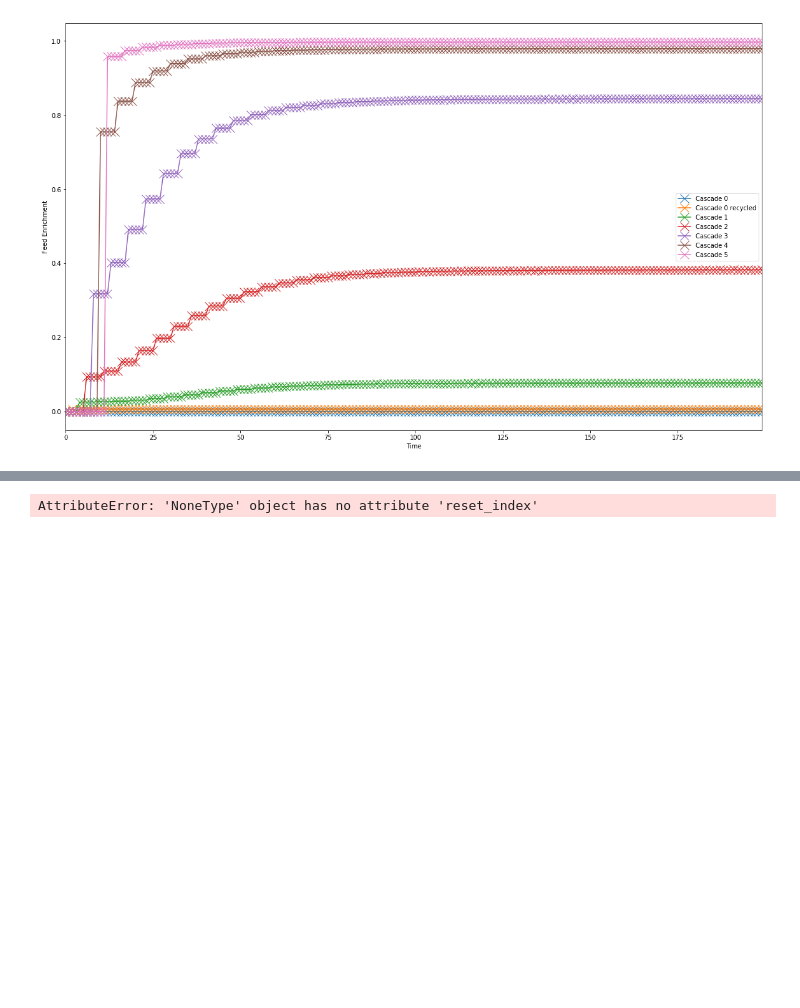
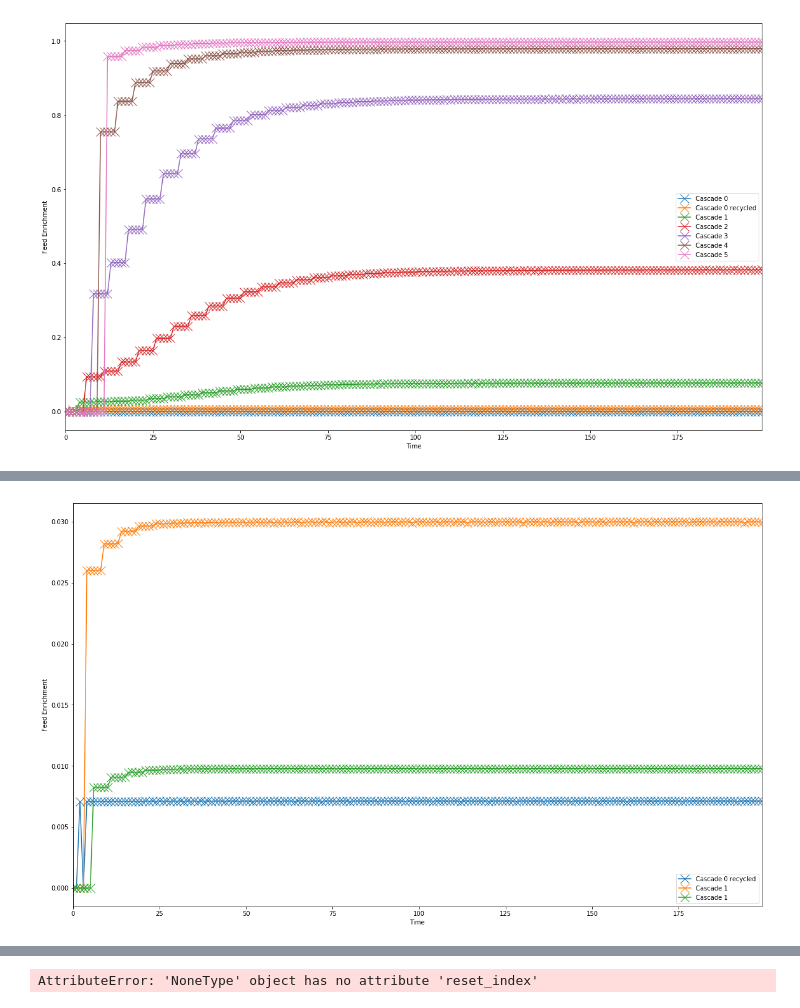
Before and after one commit to bam241/cyclus_jcpoa, a Jupyter notebook: cascade.ipynb, the cells around one changed output, grey strips where cells are left out. Saved outputs shown, nothing was run; the diff lists cells and outputs as text; code cells hidden in the pictures; blank space fills up the shorter version.

```diff
--- a/cascade.ipynb
+++ b/cascade.ipynb
@@ -127,0 +128,20 @@ make_plot(plt_str, "Time", "Feed Enrichment" )
+# %%
+file = "cascade_case_3.sqlite"
+feed_0 = get_frac_transaction(file, rec=['storage_nat'], send=['nu_src'])
+feed_0b = get_frac_transaction(file, rec=['cascade_0'], send=['storage_nat'])
+feed_1 = get_frac_transaction(file, rec=['cascade_1'], send=['storage_0'])
+feed_2 = get_frac_transaction(file, rec=['cascade_2'], send=['storage_1'])
+plt_str = []
+#plt_str.append( (format_df(feed_0, "Time", "Cascade 0"), 'Cascade 0' ))
+plt_str.append( (format_df(feed_0b, "Time", "Cascade 0 recycled"), 'Cascade 0 recycled' ))
+plt_str.append( (format_df(feed_1, "Time", "Cascade 1"), 'Cascade 1' ))
+#plt_str.append( (format_df(feed_2, "Time", "Cascade 2"), 'Cascade 2' ))
+tails_0 = get_frac_transaction(file, send=['cascade_0'], rec=['waste'])
+tails_1 = get_frac_transaction(file, send=['cascade_1'], rec=['storage_nat'])
+tails_2 = get_frac_transaction(file, send=['cascade_2'], rec=['storage_0'])
+#plt_str.append( (format_df(tails_0, "Time", "Cascade 0"), 'Cascade 0' ))
+plt_str.append( (format_df(tails_1, "Time", "Cascade 1"), 'Cascade 1' ))
+#plt_str.append( (format_df(tails_2, "Time", "Cascade 2"), 'Cascade 2' ))
+make_plot(plt_str, "Time", "Feed Enrichment" )
+# %% [output]
+[figure, added]
```
Also changed, not shown: parts of 8 cells of this notebook, 13 other files.
